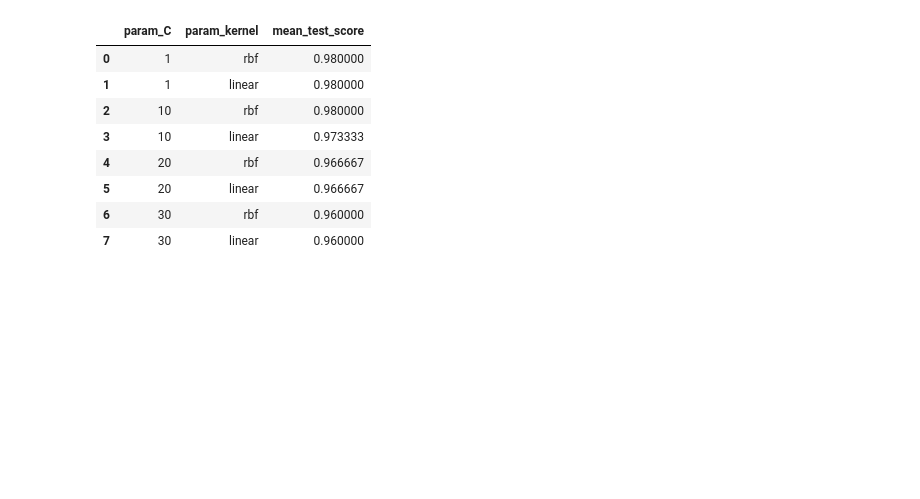
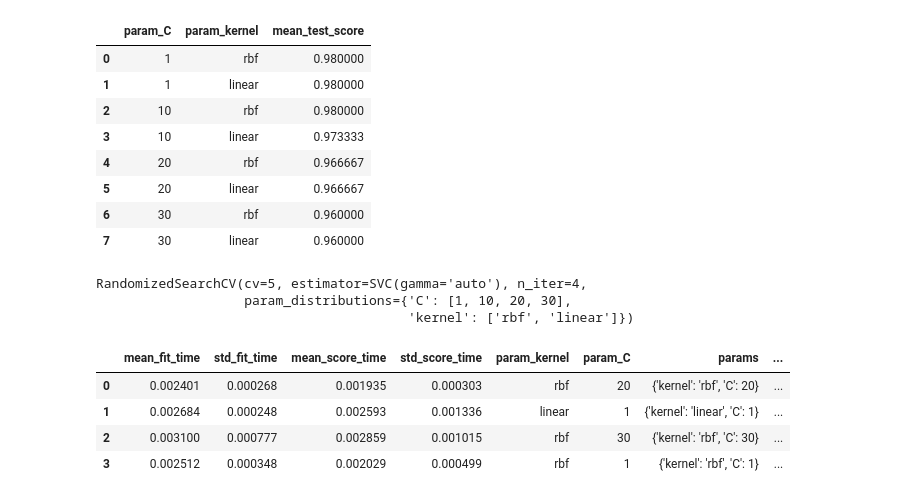
Before and after one commit to priyanshu5179/Machine-learning-part-4, a Jupyter notebook: GridSearchCV.IPYNB, the cells around one changed output. Saved outputs shown, nothing was run; the diff lists cells and outputs as text; code cells hidden in the pictures; blank space fills up the shorter version.

```diff
--- a/GridSearchCV.IPYNB
+++ b/GridSearchCV.IPYNB
@@ -123,3 +123,26 @@ results[['param_C','param_kernel','mean_test_score']]
 | 7 | 30 | linear | 0.960000 |
 # %%
 from sklearn.model_selection import RandomizedSearchCV
+# %%
+classifier_r = RandomizedSearchCV((model_svm),{
+    'C' : [1,10,20,30],
+    'kernel' :['rbf','linear'],
+},n_iter = 4,cv = 5,return_train_score = False)
+# %%
+
+classifier_r.fit(X,y)
+# %% [output]
+RandomizedSearchCV(cv=5, estimator=SVC(gamma='auto'), n_iter=4,
+                   param_distributions={'C': [1, 10, 20, 30],
+                                        'kernel': ['rbf', 'linear']})
+# %%
+
+results = pd.DataFrame(classifier_r.cv_results_)
+# %%
+results
+# %% [output]
+|  | mean_fit_time | std_fit_time | mean_score_time | std_score_time | param_kernel | param_C | params | ... |
+| 0 | 0.002401 | 0.000268 | 0.001935 | 0.000303 | rbf | 20 | {'kernel': 'rbf', 'C': 20} | ... |
+| 1 | 0.002684 | 0.000248 | 0.002593 | 0.001336 | linear | 1 | {'kernel': 'linear', 'C': 1} | ... |
+| 2 | 0.003100 | 0.000777 | 0.002859 | 0.001015 | rbf | 30 | {'kernel': 'rbf', 'C': 30} | ... |
+| 3 | 0.002512 | 0.000348 | 0.002029 | 0.000499 | rbf | 1 | {'kernel': 'rbf', 'C': 1} | ... |
```
Also changed, not shown: parts of 1 cell of this notebook.
